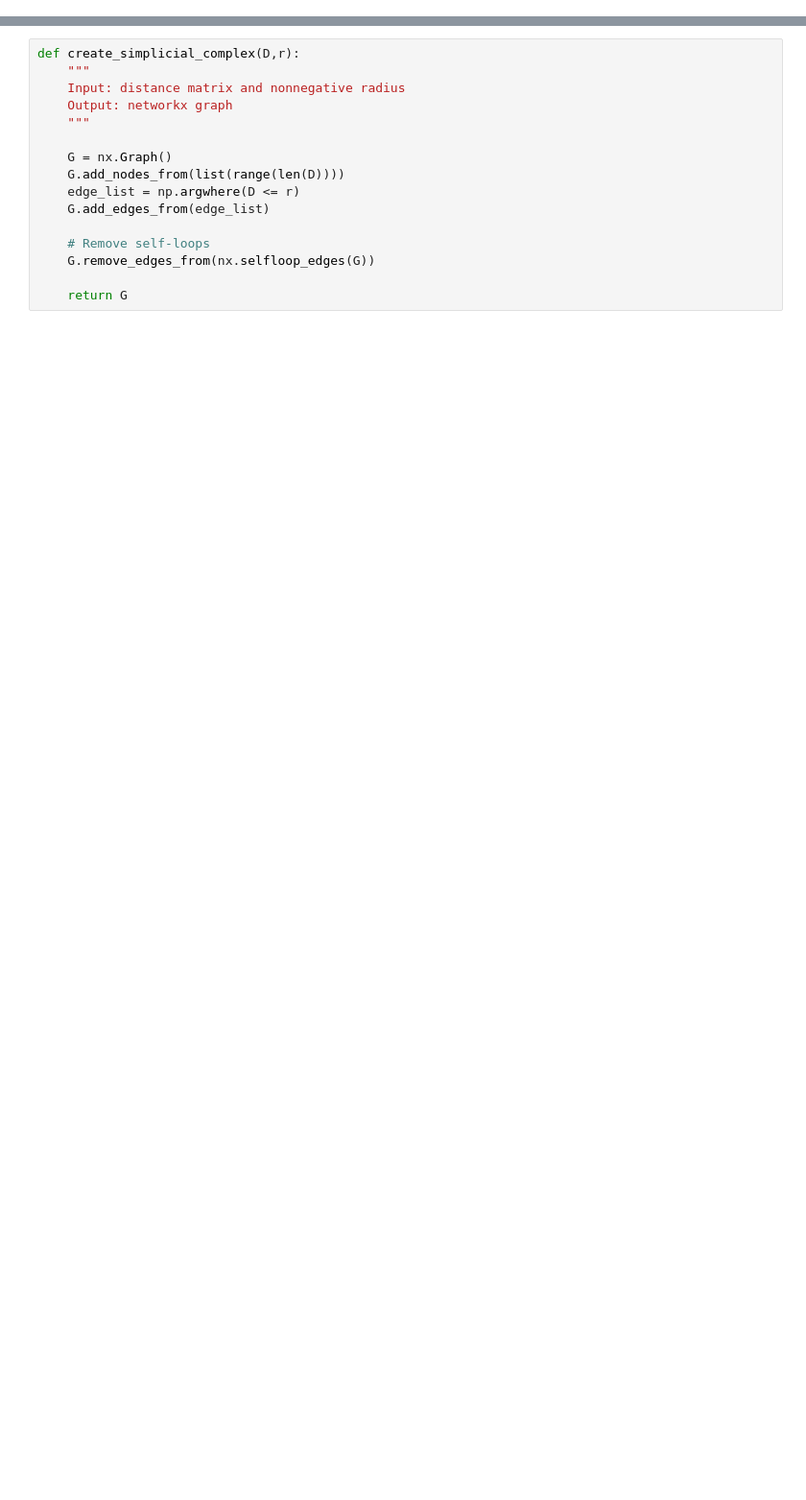
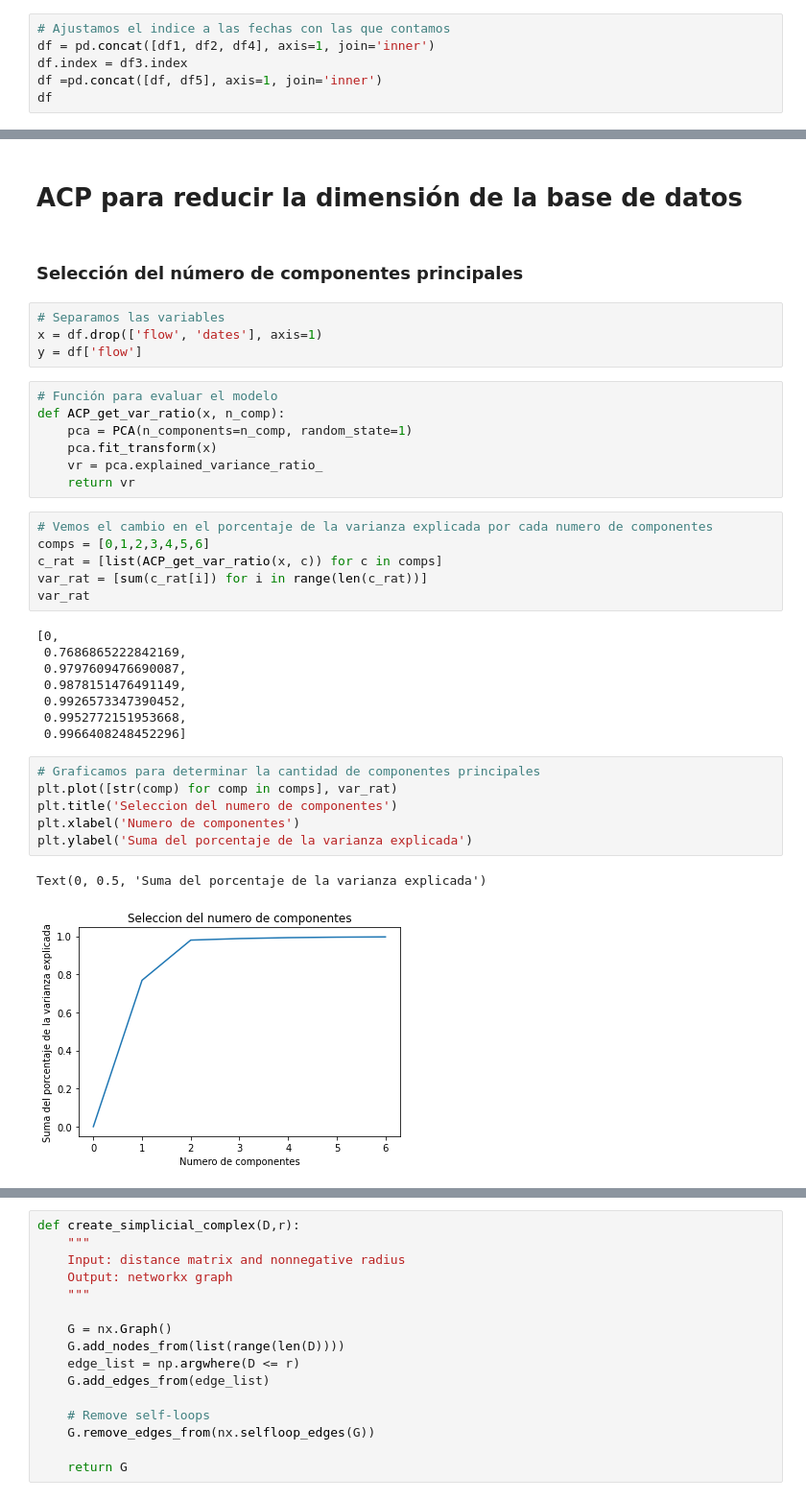
Before and after one commit to WizenPainter/reto-ma2007b, a Jupyter notebook: noaa_ai_workshop/IntroNotebooks/05-Challenge.ipynb, the cells around one changed output, grey strips where cells are left out. Shown at 96% size. Drawn from its saved outputs; the diff is of its cells as text; blank space fills up the shorter version.

```diff
--- a/noaa_ai_workshop/IntroNotebooks/05-Challenge.ipynb
+++ b/noaa_ai_workshop/IntroNotebooks/05-Challenge.ipynb
@@ -193,0 +67,6 @@ plt.show()
+# %%
+# Ajustamos el indice a las fechas con las que contamos
+df = pd.concat([df1, df2, df4], axis=1, join='inner')
+df.index = df3.index
+df =pd.concat([df, df5], axis=1, join='inner')
+df
@@ -193,0 +87,38 @@ plt.show()
+# %% [markdown]
+# ACP para reducir la dimensión de la base de datos
+# %% [markdown]
+### Selección del número de componentes principales
+# %%
+# Separamos las variables
+x = df.drop(['flow', 'dates'], axis=1)
+y = df['flow']
+# %%
+# Función para evaluar el modelo
+def ACP_get_var_ratio(x, n_comp):
+    pca = PCA(n_components=n_comp, random_state=1)
+    pca.fit_transform(x)
+    vr = pca.explained_variance_ratio_
+    return vr
+# %%
+# Vemos el cambio en el porcentaje de la varianza explicada por cada numero de componentes
+comps = [0,1,2,3,4,5,6]
+c_rat = [list(ACP_get_var_ratio(x, c)) for c in comps]
+var_rat = [sum(c_rat[i]) for i in range(len(c_rat))]
+var_rat
+# %% [output]
+[0,
+ 0.7686865222842169,
+ 0.9797609476690087,
+ 0.9878151476491149,
+ 0.9926573347390452,
+ 0.9952772151953668,
+ 0.9966408248452296]
+# %%
+# Graficamos para determinar la cantidad de componentes principales
+plt.plot([str(comp) for comp in comps], var_rat)
+plt.title('Seleccion del numero de componentes')
+plt.xlabel('Numero de componentes')
+plt.ylabel('Suma del porcentaje de la varianza explicada')
+# %% [output]
+Text(0, 0.5, 'Suma del porcentaje de la varianza explicada')
+[figure, added]
```
Also changed, not shown: parts of 79 cells of this notebook.
